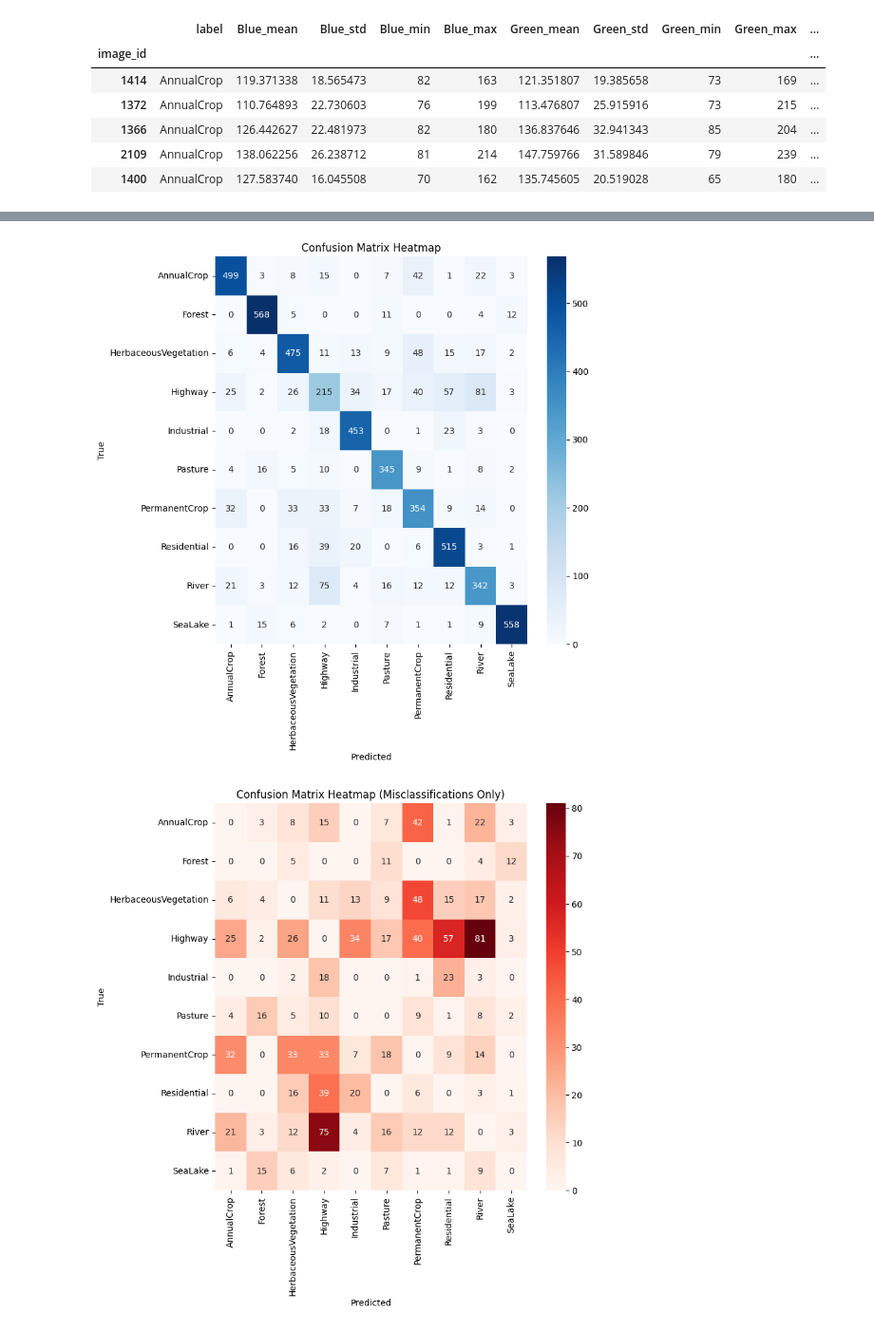
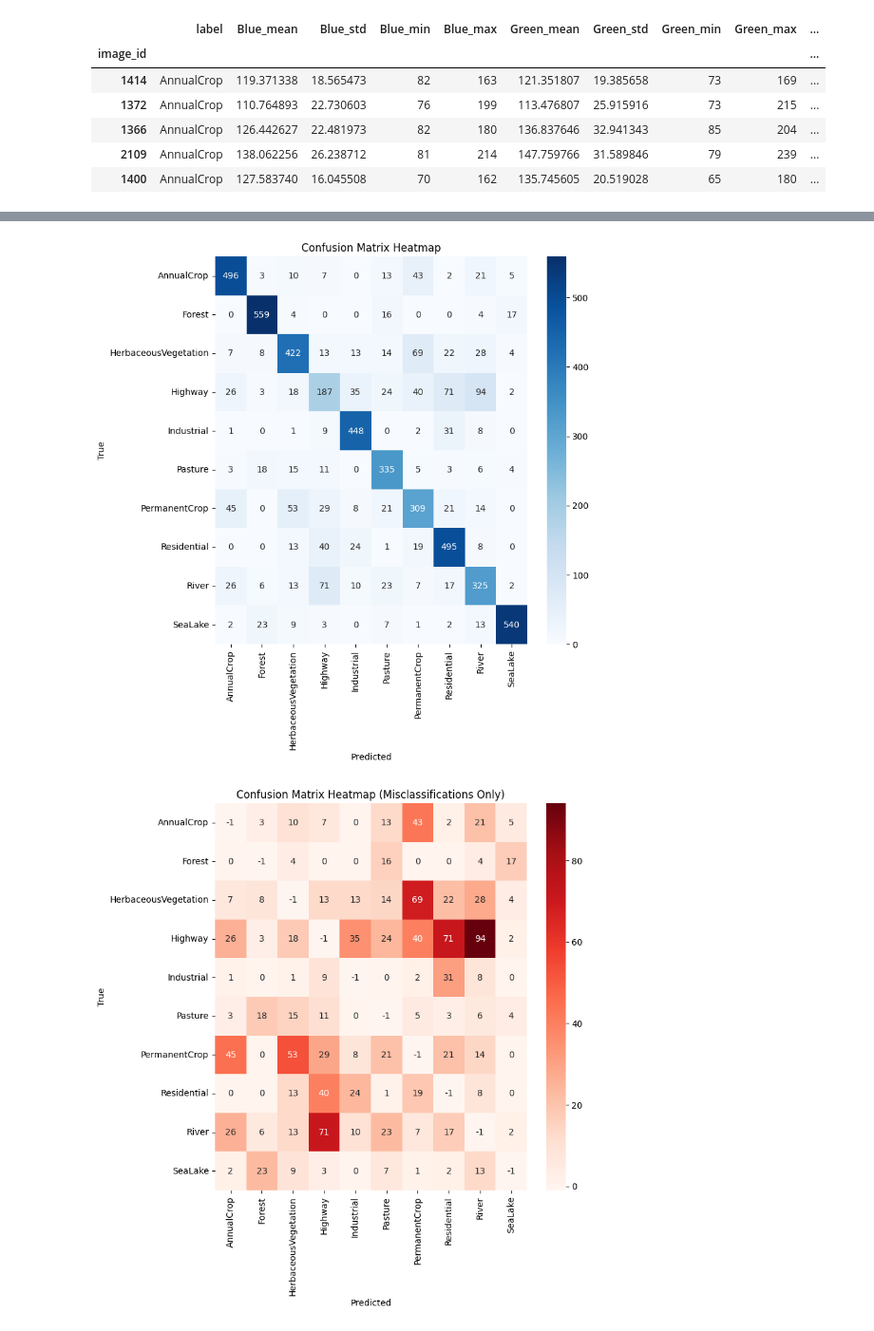
Before and after one commit to giobbu/notes-ml-geo, a Jupyter notebook: notebooks/0_sentil2_quick_ml.ipynb, the cells around one changed output, grey strips where cells are left out. Shown at 95% size. Drawn from its saved outputs; the diff is of its cells as text; code cells hidden in the pictures.

```diff
--- a/notebooks/0_sentil2_quick_ml.ipynb
+++ b/notebooks/0_sentil2_quick_ml.ipynb
@@ -170,15 +148,15 @@ X_train, X_test, y_train, y_test = train_test_split(X, y, test_size=0.2, stratif
 # Hyperparameter tuning with RandomizedSearchCV
 param_dist = {
     'n_estimators': [50, 100],
-    'learning_rate': [0.01, 0.1, 0.2],
-    'max_depth': [3, 5, 7]
+    'learning_rate': [0.01, 0.1],
+    'max_depth': [3]
 }
 
 hyp_param_search = RandomizedSearchCV(
     estimator=GradientBoostingClassifier(random_state=42),
     param_distributions=param_dist,
     n_iter=10,
-    cv=5,  # stratified 5-fold cross-validation
+    cv=2,  # stratified 5-fold cross-validation
     random_state=42,
     n_jobs=-1
 )
@@ -261,19 +212,17 @@ plt.ylabel('True')
 plt.title('Confusion Matrix Heatmap')
 plt.show()
 # %% [output]
-[figure, old version]
+[figure, new version]
 # %%
-import numpy as np
-
 mask = np.eye(conf_mat_results.shape[0], dtype=bool)
-conf_mat_masked = np.where(mask, 0, conf_mat_results)
+conf_mat_masked = np.where(mask, -1, conf_mat_results)
 
 # plot masked confusion matrix
 plt.figure(figsize=(8, 8))
 sns.heatmap(conf_mat_masked, annot=True, fmt='d', cmap='Reds', xticklabels=label_names, yticklabels=label_names)
 plt.xlabel('Predicted')
 plt.ylabel('True')
 plt.title('Confusion Matrix Heatmap (Misclassifications Only)')
 plt.show()
 # %% [output]
-[figure, old version]
+[figure, new version]
```
Also changed, not shown: parts of 9 cells of this notebook.
